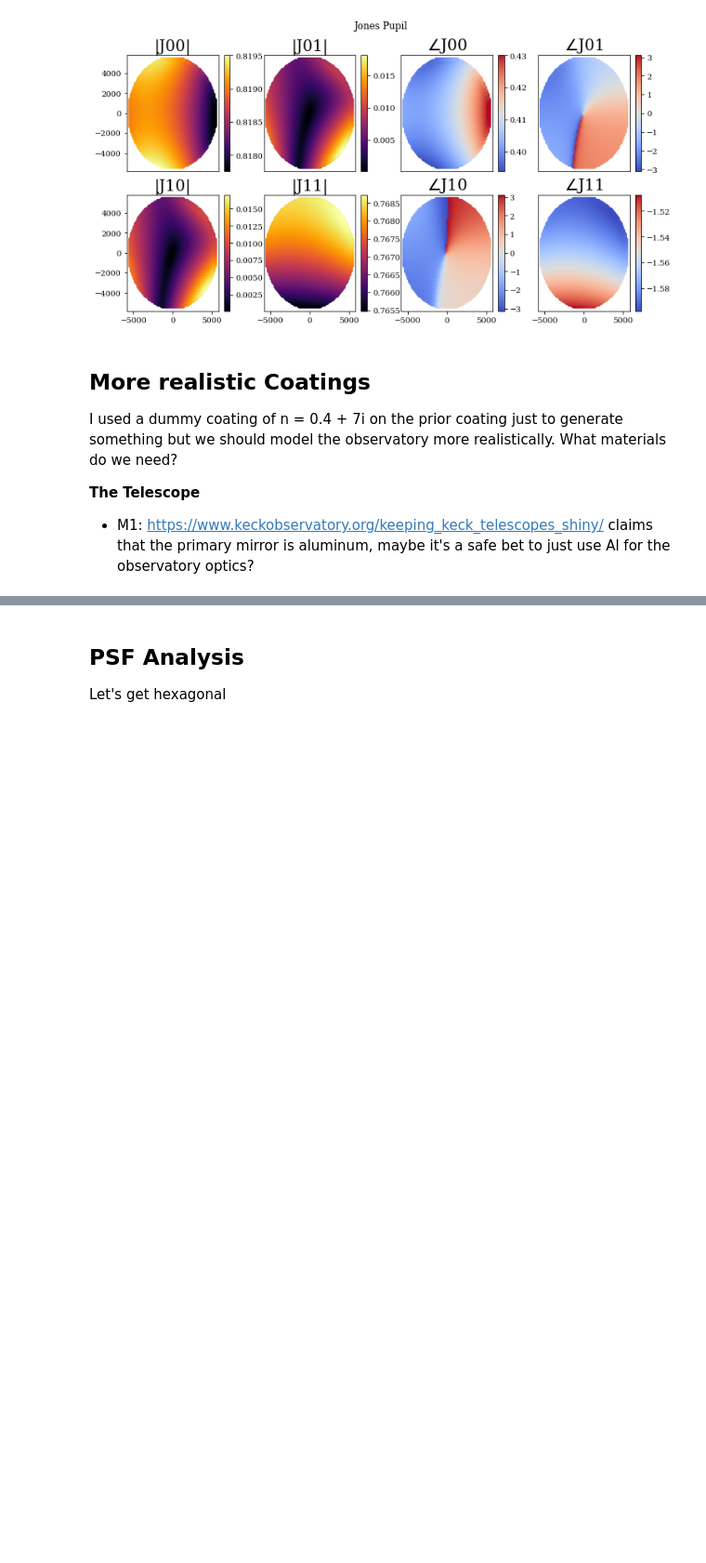
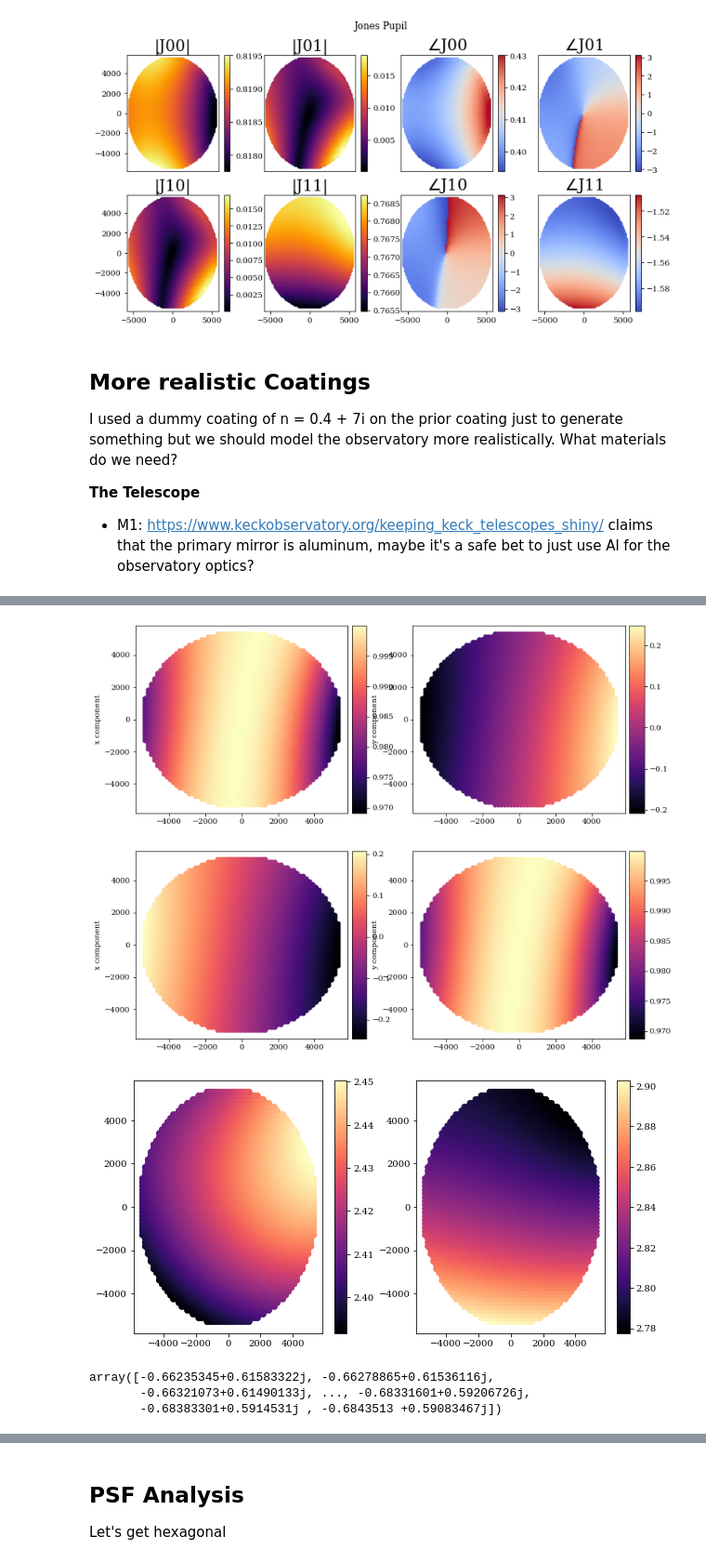
Before and after one commit to Jashcraf/keck-polarization, a Jupyter notebook: psf_sim.ipynb, the cells around one changed output, grey strips where cells are left out. Shown at 93% size. Cells and saved outputs as stored; diff of their text form; code cells hidden in the pictures; blank space fills up the shorter version.

```diff
--- a/psf_sim.ipynb
+++ b/psf_sim.ipynb
@@ -64,0 +77,51 @@ plot.jones_pupil(rf)
+# %%
+import matplotlib.pyplot as plt
+from mpl_toolkits.axes_grid1.axes_divider import make_axes_locatable
+from poke.poke_math import eigenvalues_2x2
+# get coords
+xd,yd = rf.xData[0][0],rf.yData[0][0]
+
+# Eigenpolarizations
+jdata = rf.jones_pupil[-1][...,:2,:2]
+# jdata = rf.P_total[-1][...,:2,:2]
+
+evals,evecs = np.linalg.eig(jdata)
+evals = eigenvalues_2x2(jdata)
+lims = [
+    [[0.97,1],[-.2,.2]],
+    [[-.2,.2],[0.97,1]]
+]
+
+fig,axs = plt.subplots(ncols=2,nrows=2,figsize=[12,10])
+for i in range(2):
+
+    vmin,vmax = lims[i][0]
+    im = axs[i,0].scatter(xd,yd,c=evecs[...,i,0],vmin=None,vmax=None)
+    axs[i,0].set_ylabel('x component')
+    div = make_axes_locatable(axs[i,0])
+    cax = div.append_axes('right',size='7%',pad='2%')
+    cb1 = fig.colorbar(im,cax=cax)
+
+    vmin,vmax = lims[i][1]
+    im = axs[i,1].scatter(xd,yd,c=evecs[...,i,1],vmin=None,vmax=None)
+    axs[i,1].set_ylabel('y component')
+    div = make_axes_locatable(axs[i,1])
+    cax = div.append_axes('right',size='7%',pad='2%')
+    cb2 = fig.colorbar(im,cax=cax)
+op = np.angle
+plt.show()
+plt.figure(figsize=[10,5])
+plt.subplot(121)
+plt.scatter(xd,yd,c=op(evals[0]))
+plt.colorbar()
+plt.subplot(122)
+plt.scatter(xd,yd,c=op(evals[1]))
+plt.colorbar()
+plt.show()
+evals[0]
+# %% [output]
+[figure, added]
+[figure, added]
+array([-0.66235345+0.61583322j, -0.66278865+0.61536116j,
+       -0.66321073+0.61490133j, ..., -0.68331601+0.59206726j,
+       -0.68383301+0.5914531j , -0.6843513 +0.59083467j])
```
Also changed, not shown: parts of 8 cells of this notebook, 15 other files.
